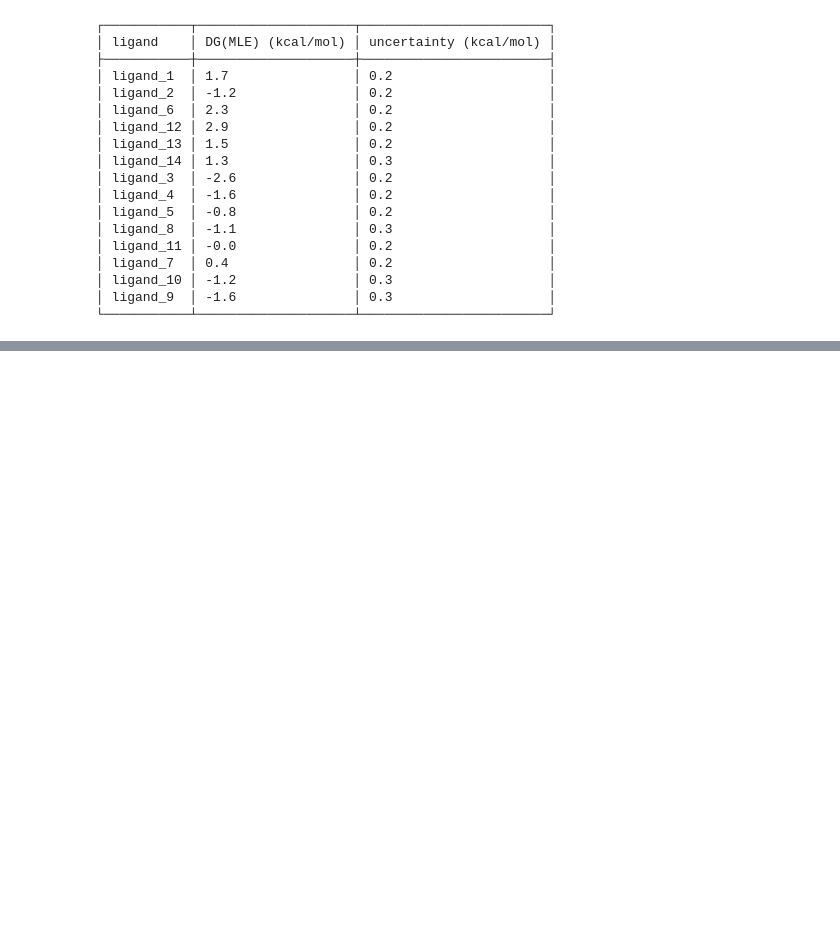
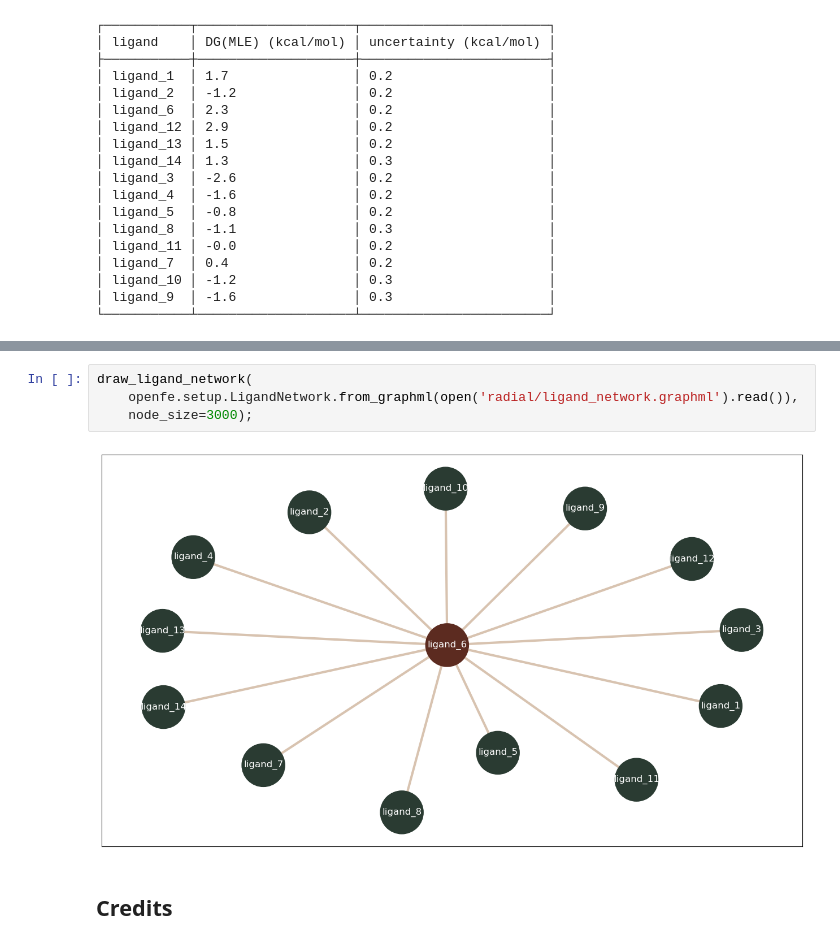
Before and after one commit to omsf/joint-demo, a Jupyter notebook: joint-demo.ipynb, the cells around one changed output, grey strips where cells are left out. Drawn from its saved outputs; the diff is of its cells as text; blank space fills up the shorter version.

```diff
--- a/joint-demo.ipynb
+++ b/joint-demo.ipynb
@@ -179,0 +301,8 @@ rbfe/
+# %%
+draw_ligand_network(
+    openfe.setup.LigandNetwork.from_graphml(open('radial/ligand_network.graphml').read()),
+    node_size=3000);
+# %% [output]
+[figure, added]
+# %% [markdown]
+## Credits
```
Also changed, not shown: parts of 16 cells of this notebook, 2 other files.
